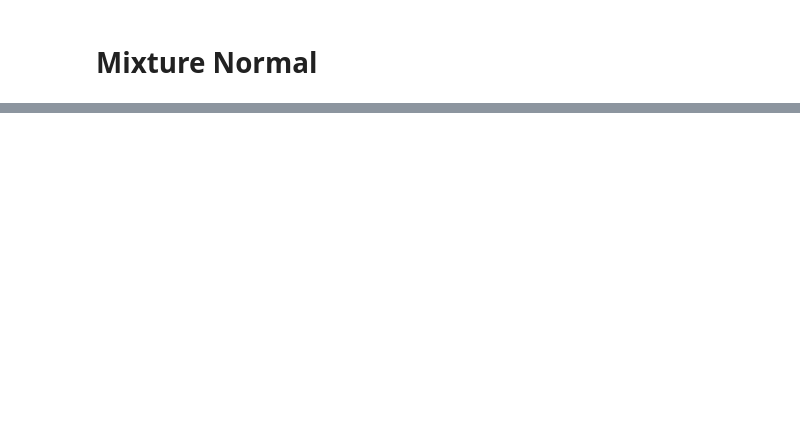
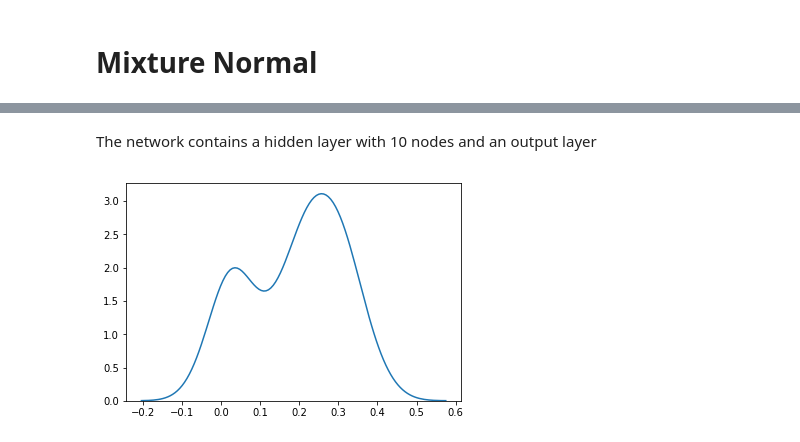
Before and after one commit to Senlody/SGHMC, a Jupyter notebook: development/Tests.ipynb, the cells around one changed output, grey strips where cells are left out. Drawn from its saved outputs; the diff is of its cells as text; code cells hidden in the pictures; blank space fills up the shorter version.

Commit message:
examples&tests

```diff
--- a/development/Tests.ipynb
+++ b/development/Tests.ipynb
@@ -57,0 +96,7 @@ plt.show()
+# %%
+#standardize
+sd = np.max(datapd[['Cylinders','Displacement','Horsepower','Weight','Acceleration','Model Year']],axis=0)
+datapd[['Cylinders','Displacement','Horsepower','Weight','Acceleration','Model Year']]/=sd
+# %%
+train_dataset = datapd.sample(frac=0.8,random_state=0)
+test_dataset = datapd.drop(train_dataset.index)
@@ -57,0 +112,2 @@ plt.show()
+# %% [markdown]
+The network contains a hidden layer with 10 nodes and an output layer
@@ -57,0 +168,21 @@ plt.show()
+# %%
+xdim=9
+nnodes=10
+sgmsq=1
+sgmsqbh=1
+sgmsqbu=1
+
+data = form_data(train_dataset.MPG,train_dataset.drop('MPG',axis=1))
+
+nn_glpdf=generate_grad_lpdf(xdim,nnodes,sgmsq)
+nn_glprior=generate_grad_lprior(xdim,nnodes,sgmsqbh,sgmsqbu)
+predict=generate_predict_func(xdim,nnodes)
+# %%
+thetadim=nnodes+1+nnodes*(xdim+1)
+sim = sghmc(nn_glpdf, nn_glprior, data[:300], V_hat = np.eye(thetadim), eps = 0.01,
+            theta_0 = np.zeros(thetadim), C = np.eye(thetadim),
+            heatup = 100, epoches = 1000, batch_size = 100)
+# %%
+kdeplt2 = sns.kdeplot(sim[:,50])
+# %% [output]
+[figure, added]
```
Also changed, not shown: parts of 21 cells of this notebook, 11 other files.
